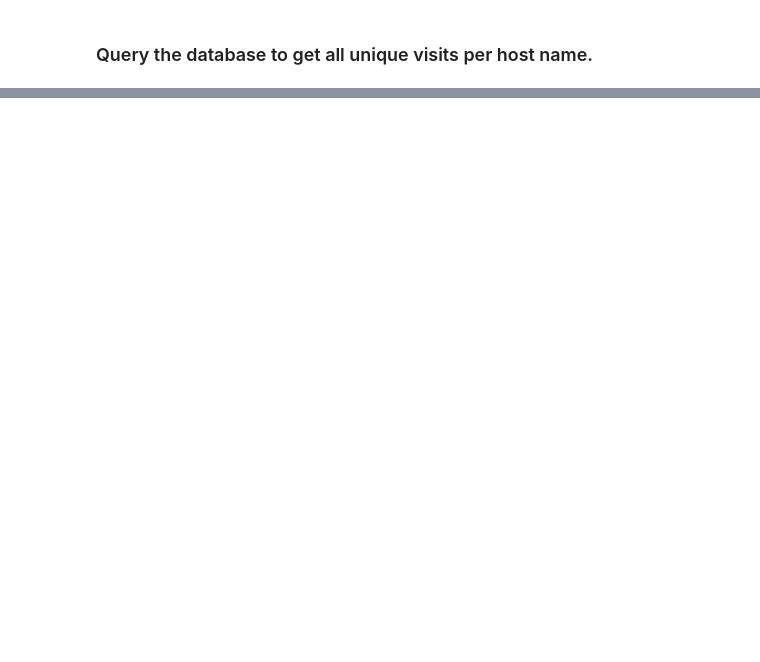
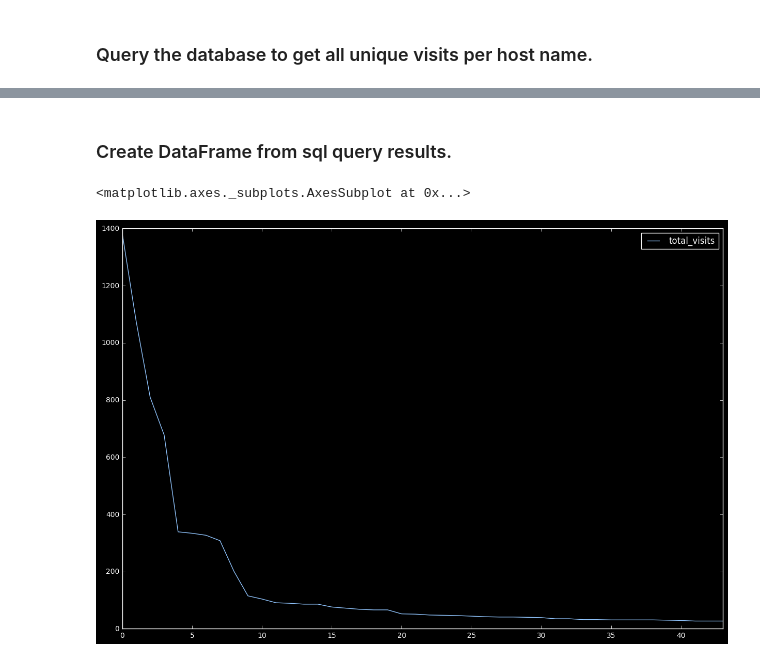
Before and after one commit to seanpar203/wta_analysis, a Jupyter notebook: top_5_time_spent.ipynb, the cells around one changed output, grey strips where cells are left out. Saved outputs shown, nothing was run; the diff lists cells and outputs as text; code cells hidden in the pictures; blank space fills up the shorter version.

Commit message:
Created pandas DataFrame from SQL query results.

```diff
--- a/top_5_time_spent.ipynb
+++ b/top_5_time_spent.ipynb
@@ -110,3 +110,12 @@ ORDER BY total_visits DESC
 | ushud.com | 27 |
 | rapidtables.com | 27 |
 | airbnb.com | 27 |
+# %% [markdown]
+### Create DataFrame from sql query results.
+# %%
+results = _
+df = pd.DataFrame(data=result, columns=results.keys)
+df.plot(figsize=(15, 10))
+# %% [output]
+<matplotlib.axes._subplots.AxesSubplot at 0x...>
+[figure, added]
```
Also changed, not shown: parts of 2 cells of this notebook.
